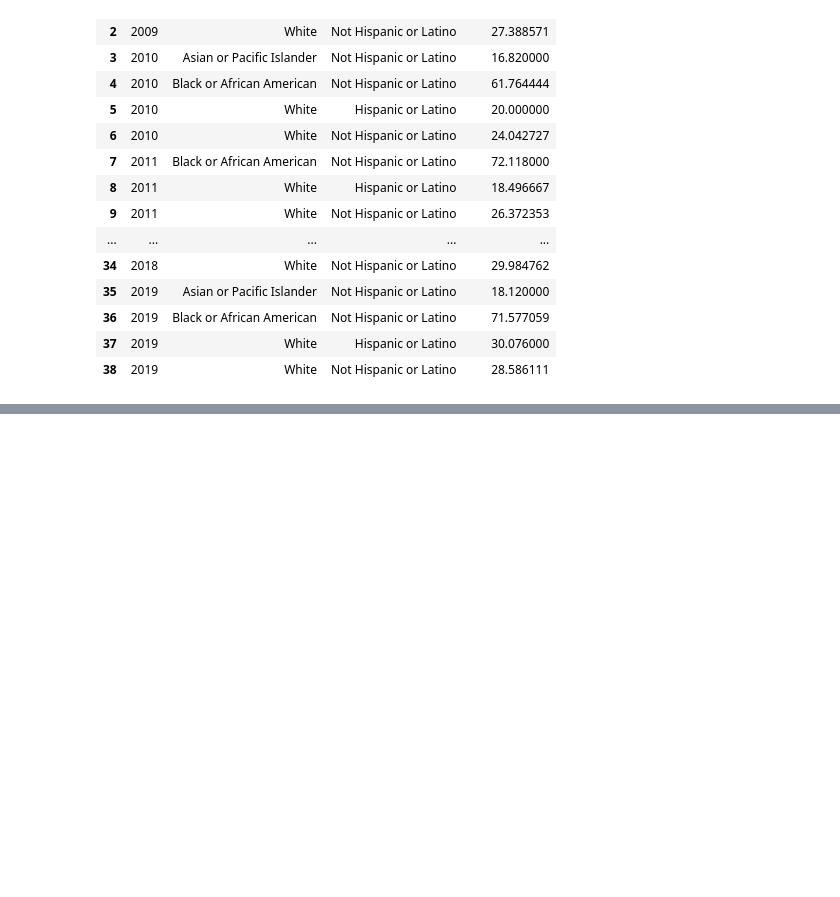
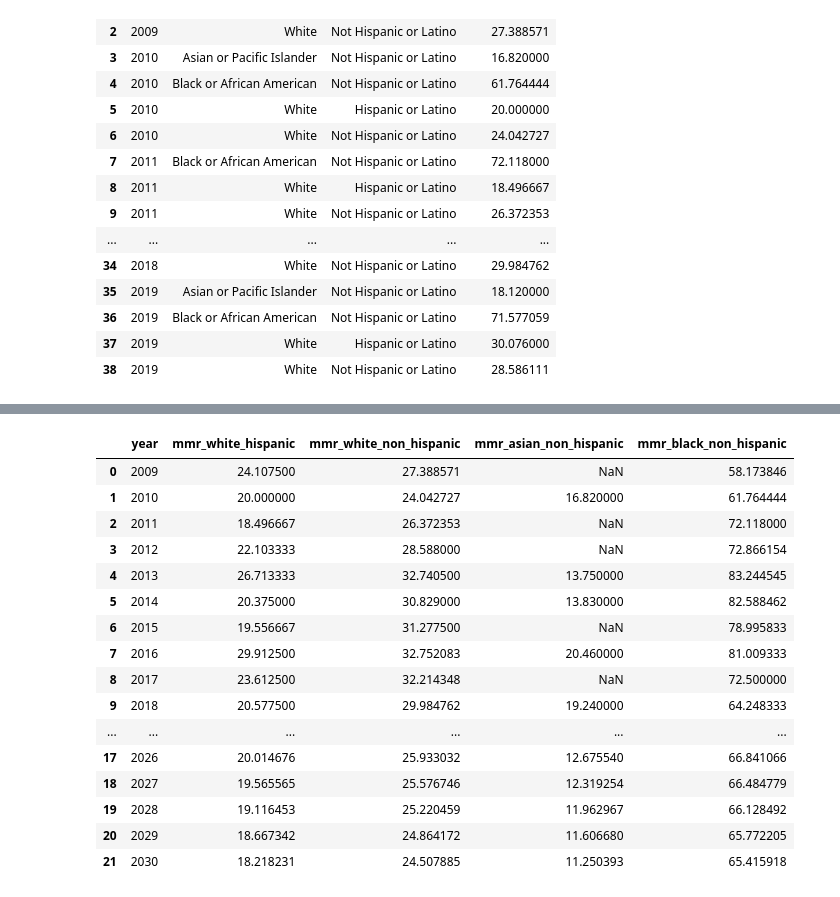
Before and after one commit to abpuccini/maternal-mortality-project, a Jupyter notebook: machine_learning/model_testing/race_forecast_population.ipynb, the cells around one changed output, grey strips where cells are left out. Drawn from its saved outputs; the diff is of its cells as text; code cells hidden in the pictures; blank space fills up the shorter version.

```diff
--- a/machine_learning/model_testing/race_forecast_population.ipynb
+++ b/machine_learning/model_testing/race_forecast_population.ipynb
@@ -515,0 +541,3 @@ ValueError: Length of values does not match length of index
+# %%
+merge_wht_non_race_mmr_df = merge_wht_race_mmr_df.merge(mmr_white_non[['year', 'mmr_by_race']], on='year', how='left')
+merge_wht_non_race_mmr_df
@@ -515,0 +557,3 @@ ValueError: Length of values does not match length of index
+# %%
+merge_asian_race_mmr_df = merge_wht_non_race_mmr_df.merge(mmr_asian_non[['year', 'mmr_by_race']], on='year', how='left')
+merge_asian_race_mmr_df
@@ -515,0 +573,3 @@ ValueError: Length of values does not match length of index
+# %%
+merge_black_race_mmr_df = merge_asian_race_mmr_df.merge(mmr_black_non[['year', 'mmr_by_race']], on='year', how='left')
+merge_black_race_mmr_df
@@ -515,0 +595,4 @@ ValueError: Length of values does not match length of index
+# %%
+merge_black_race_mmr_df.columns = ['year', 'mmr_white_hispanic', 'mmr_white_non_hispanic',
+       'mmr_asian_non_hispanic', 'mmr_black_non_hispanic']
+merge_black_race_mmr_df
@@ -515,0 +612,21 @@ ValueError: Length of values does not match length of index
+# %%
+all_year_race_mmr = pd.concat([merge_black_race_mmr_df, race_prediction_df], ignore_index=True)
+all_year_race_mmr
+# %% [output]
+|  | year | mmr_white_hispanic | mmr_white_non_hispanic | mmr_asian_non_hispanic | mmr_black_non_hispanic |
+| 0 | 2009 | 24.107500 | 27.388571 | NaN | 58.173846 |
+| 1 | 2010 | 20.000000 | 24.042727 | 16.820000 | 61.764444 |
+| 2 | 2011 | 18.496667 | 26.372353 | NaN | 72.118000 |
+| 3 | 2012 | 22.103333 | 28.588000 | NaN | 72.866154 |
+| 4 | 2013 | 26.713333 | 32.740500 | 13.750000 | 83.244545 |
+| 5 | 2014 | 20.375000 | 30.829000 | 13.830000 | 82.588462 |
+| 6 | 2015 | 19.556667 | 31.277500 | NaN | 78.995833 |
+| 7 | 2016 | 29.912500 | 32.752083 | 20.460000 | 81.009333 |
+| 8 | 2017 | 23.612500 | 32.214348 | NaN | 72.500000 |
+| 9 | 2018 | 20.577500 | 29.984762 | 19.240000 | 64.248333 |
+| ... | ... | ... | ... | ... | ... |
+| 17 | 2026 | 20.014676 | 25.933032 | 12.675540 | 66.841066 |
+| 18 | 2027 | 19.565565 | 25.576746 | 12.319254 | 66.484779 |
+| 19 | 2028 | 19.116453 | 25.220459 | 11.962967 | 66.128492 |
+| 20 | 2029 | 18.667342 | 24.864172 | 11.606680 | 65.772205 |
+| 21 | 2030 | 18.218231 | 24.507885 | 11.250393 | 65.415918 |
```
Also changed, not shown: parts of 12 cells of this notebook, 4 other files.
